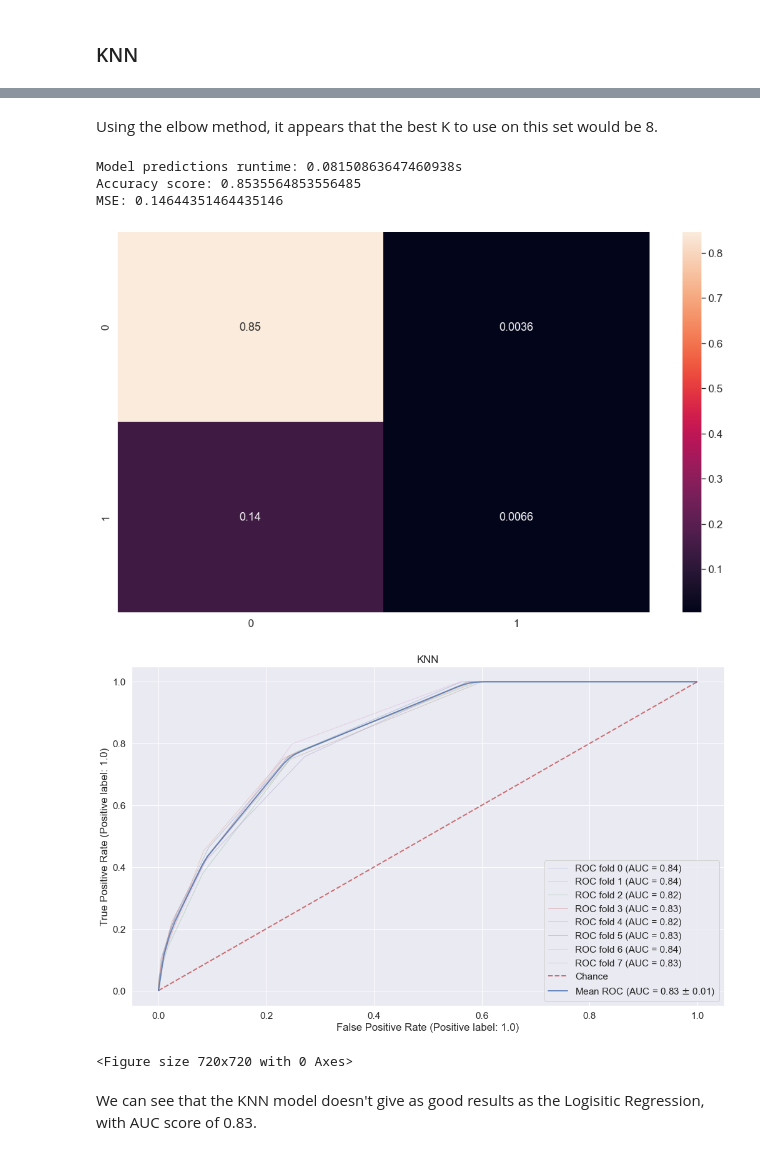
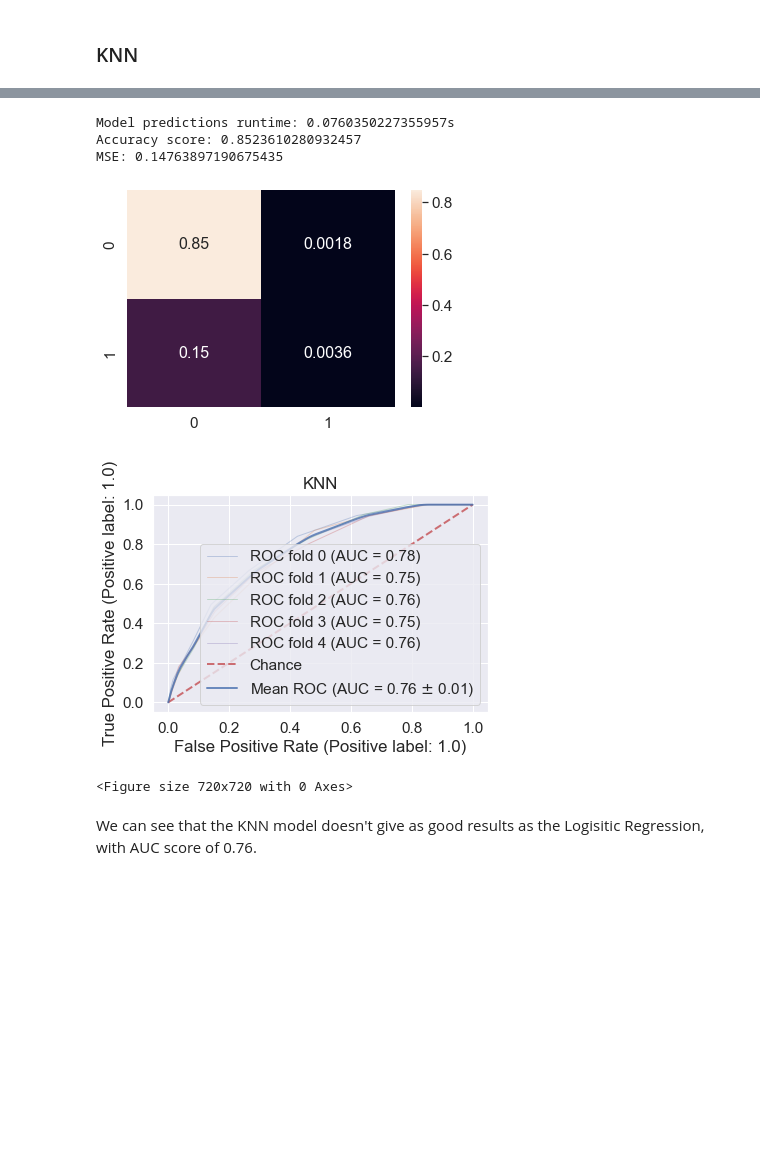
Before and after one commit to mikisegall/ml_final_project, a Jupyter notebook: master_notebook.ipynb, the cells around one changed output, grey strips where cells are left out. Saved outputs shown, nothing was run; the diff lists cells and outputs as text; code cells hidden in the pictures; blank space fills up the shorter version.

```diff
--- a/master_notebook.ipynb
+++ b/master_notebook.ipynb
@@ -415,8 +423,7 @@ Best forward selection RMSE: 0.2849780847730767
 Forward Selection scored best. Features to use: ['num_of_product_pages' 'total_duration' 'ExitRates' 'PageValues' 'Month'
  'user_type' 'Weekend' 'C']
 # %%
-reduced_train_data = train_data_wo_outliers[['id', 'purchase', 'BounceRates', 'admin_page_duration', 'product_page_duration', 'info_page_duration',
-'num_of_product_pages', 'total_duration', 'ExitRates', 'PageValues', 'Month', 'user_type', 'Weekend', 'C']]
+reduced_train_data = train_data_wo_outliers[['id', 'purchase', 'num_of_product_pages', 'total_duration', 'ExitRates', 'PageValues', 'Month', 'user_type', 'Weekend', 'C']]
 # %% [markdown]
 ## Models
 # %% [markdown]
@@ -486,18 +493,26 @@ The intuition behind having the Weekend as the most impactful feauture is obviou
 ### KNN
 # %%
 # Choose best K:
-error_rate = []
+error_rate_list = []
+best_k = 0
+lowest_mse = 1
 
-for i in range(1,50):
+for i in range(1,30):
     knn = KNeighborsClassifier(n_neighbors=i)
     knn.fit(x_train,y_train)
     pred_i = knn.predict(x_validation)
-    error_rate.append(np.mean(pred_i != y_validation))
+    error_rate = np.mean(pred_i != y_validation)
+    error_rate_list.append(error_rate)
+    if error_rate < lowest_mse:
+        lowest_mse = error_rate
+        best_k = i
 
 plt.figure(figsize=(10,6))
-plt.plot(range(1,50),error_rate,color='blue', linestyle='dashed',
+plt.plot(range(1,30),error_rate_list,color='blue', linestyle='dashed',
          marker='o',markerfacecolor='red', markersize=10)
 plt.title('Error Rate vs. K Value')
 plt.xlabel('K');
 plt.ylabel('Error Rate');
+plt.show()
+print(f"Best K: {best_k}")
 # %% [output]
@@ -505,15 +521,13 @@ plt.ylabel('Error Rate');
-# %% [markdown]
-Using the elbow method, it appears that the best K to use on this set would be 8.
 # %%
-knn = KNeighborsClassifier(n_neighbors=8)
+knn = KNeighborsClassifier(n_neighbors=best_k)
 knn.fit(x_train,y_train)
-estimate_model_performance(knn, "KNN", x_validation, y_validation, 8)
+estimate_model_performance(knn, "KNN", x_validation, y_validation, 5)
 # %% [output]
-Model predictions runtime: 0.08150863647460938s
-Accuracy score: 0.8535564853556485
-MSE: 0.14644351464435146
+Model predictions runtime: 0.0760350227355957s
+Accuracy score: 0.8523610280932457
+MSE: 0.14763897190675435
-[figure, old version]
+[figure, new version]
-[figure, old version]
+[figure, new version]
 <Figure size 720x720 with 0 Axes>
 # %% [markdown]
-We can see that the KNN model doesn't give as good results as the Logisitic Regression, with AUC score of 0.83.
+We can see that the KNN model doesn't give as good results as the Logisitic Regression, with AUC score of 0.76.
```
Also changed, not shown: parts of 10 cells of this notebook, 1 other file.
